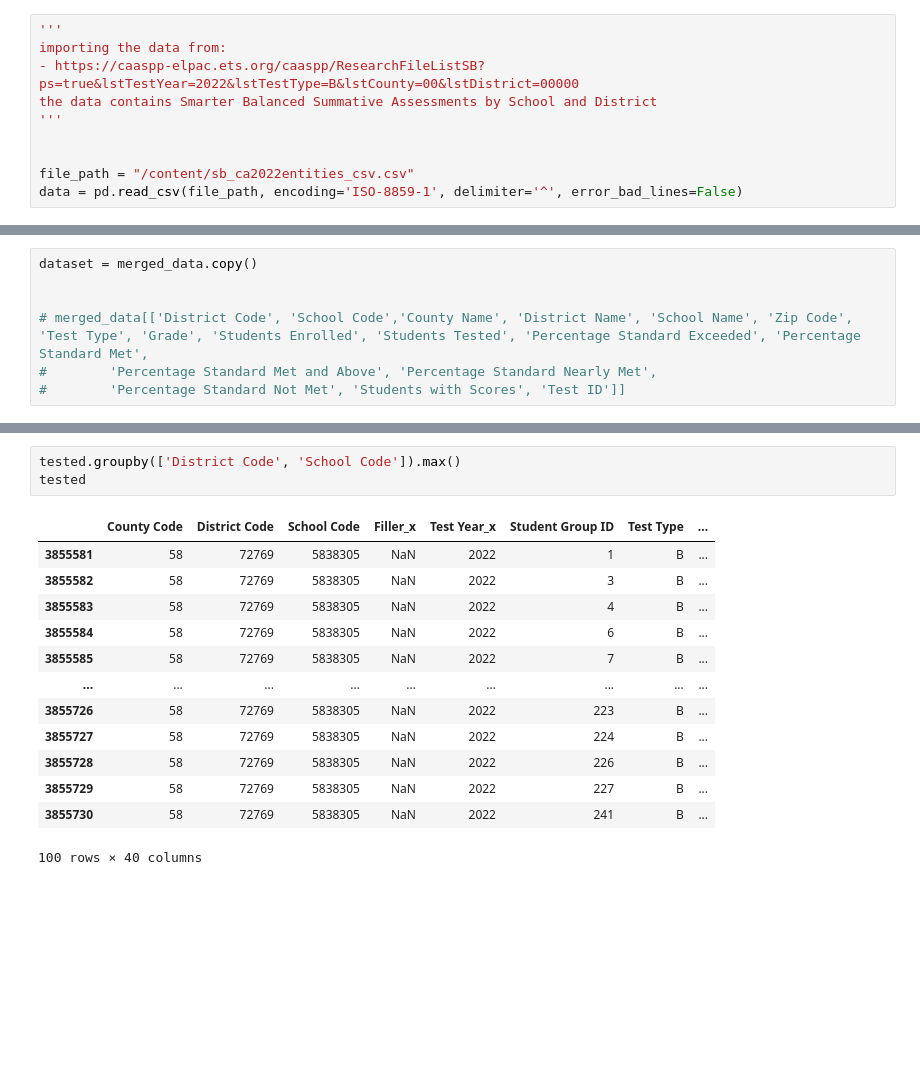
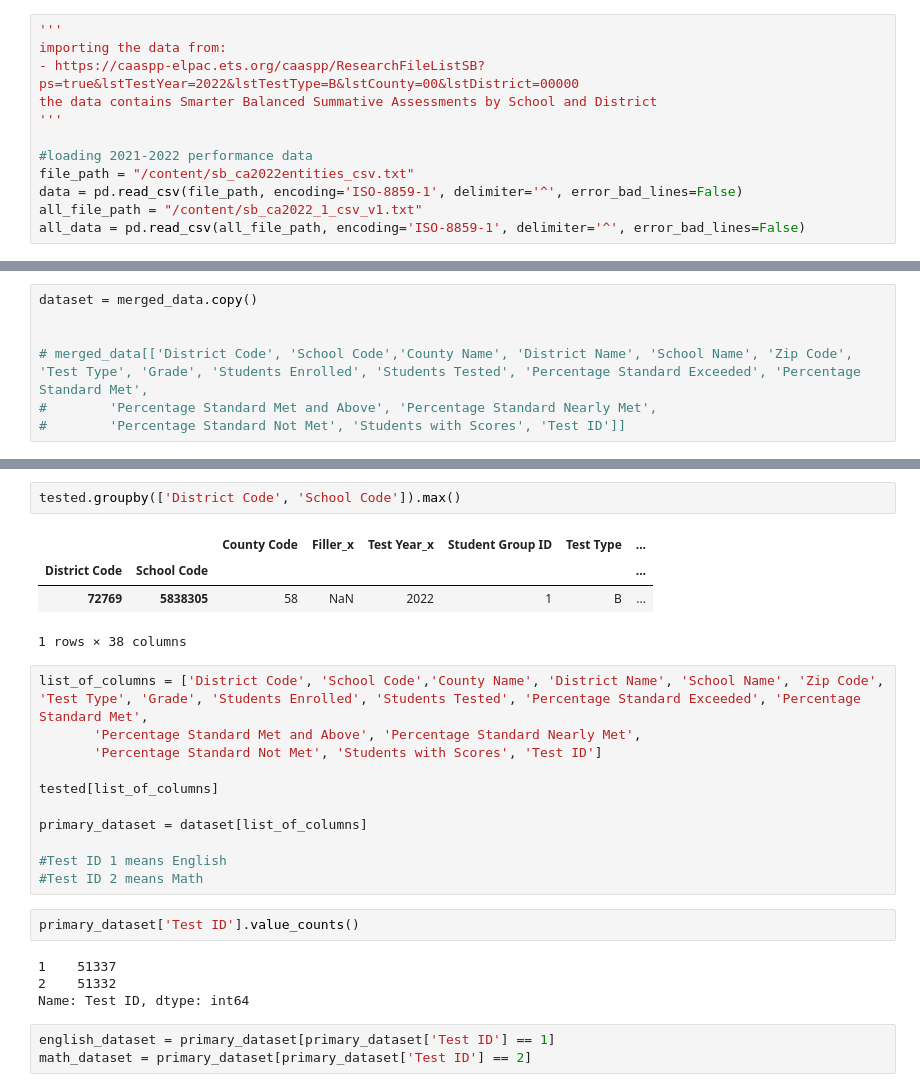
Before and after one commit to dhavalcodes/edudata, a Jupyter notebook: California_Education_Demographic_and_Test_Data.ipynb, the cells around one changed output, grey strips where cells are left out. Cells and saved outputs as stored; diff of their text form; blank space fills up the shorter version.

```diff
--- a/California_Education_Demographic_and_Test_Data.ipynb
+++ b/California_Education_Demographic_and_Test_Data.ipynb
@@ -10,8 +11,10 @@ importing the data from:
 the data contains Smarter Balanced Summative Assessments by School and District
 '''
 
-
-file_path = "/content/sb_ca2022entities_csv.csv"
+#loading 2021-2022 performance data
+file_path = "/content/sb_ca2022entities_csv.txt"
 data = pd.read_csv(file_path, encoding='ISO-8859-1', delimiter='^', error_bad_lines=False)
+all_file_path = "/content/sb_ca2022_1_csv_v1.txt"
+all_data = pd.read_csv(all_file_path, encoding='ISO-8859-1', delimiter='^', error_bad_lines=False)
 # %% [output]
   data = pd.read_csv(file_path, encoding='ISO-8859-1', delimiter='^', error_bad_lines=False)
@@ -118,18 +105,28 @@ tested['Percentage Standard Exceeded'].value_counts()
 Name: Percentage Standard Exceeded, dtype: int64
 # %%
 tested.groupby(['District Code', 'School Code']).max()
-tested
 # %% [output]
-|  | County Code | District Code | School Code | Filler_x | Test Year_x | Student Group ID | Test Type | ... |
-| 3855581 | 58 | 72769 | 5838305 | NaN | 2022 | 1 | B | ... |
-| 3855582 | 58 | 72769 | 5838305 | NaN | 2022 | 3 | B | ... |
-| 3855583 | 58 | 72769 | 5838305 | NaN | 2022 | 4 | B | ... |
-| 3855584 | 58 | 72769 | 5838305 | NaN | 2022 | 6 | B | ... |
-| 3855585 | 58 | 72769 | 5838305 | NaN | 2022 | 7 | B | ... |
-| ... | ... | ... | ... | ... | ... | ... | ... | ... |
-| 3855726 | 58 | 72769 | 5838305 | NaN | 2022 | 223 | B | ... |
-| 3855727 | 58 | 72769 | 5838305 | NaN | 2022 | 224 | B | ... |
-| 3855728 | 58 | 72769 | 5838305 | NaN | 2022 | 226 | B | ... |
-| 3855729 | 58 | 72769 | 5838305 | NaN | 2022 | 227 | B | ... |
-| 3855730 | 58 | 72769 | 5838305 | NaN | 2022 | 241 | B | ... |
+|  |  | County Code | Filler_x | Test Year_x | Student Group ID | Test Type | ... |
+| District Code | School Code |  |  |  |  |  | ... |
+| 72769 | 5838305 | 58 | NaN | 2022 | 1 | B | ... |
-100 rows × 40 columns
+1 rows × 38 columns
+# %%
+list_of_columns = ['District Code', 'School Code','County Name', 'District Name', 'School Name', 'Zip Code', 'Test Type', 'Grade', 'Students Enrolled', 'Students Tested', 'Percentage Standard Exceeded', 'Percentage Standard Met',
+       'Percentage Standard Met and Above', 'Percentage Standard Nearly Met',
+       'Percentage Standard Not Met', 'Students with Scores', 'Test ID']
+
+tested[list_of_columns]
+
+primary_dataset = dataset[list_of_columns]
+
+#Test ID 1 means English
+#Test ID 2 means Math
+# %%
+primary_dataset['Test ID'].value_counts()
+# %% [output]
+1    51337
+2    51332
+Name: Test ID, dtype: int64
+# %%
+english_dataset = primary_dataset[primary_dataset['Test ID'] == 1]
+math_dataset = primary_dataset[primary_dataset['Test ID'] == 2]
```
Also changed, not shown: parts of 12 cells of this notebook.
